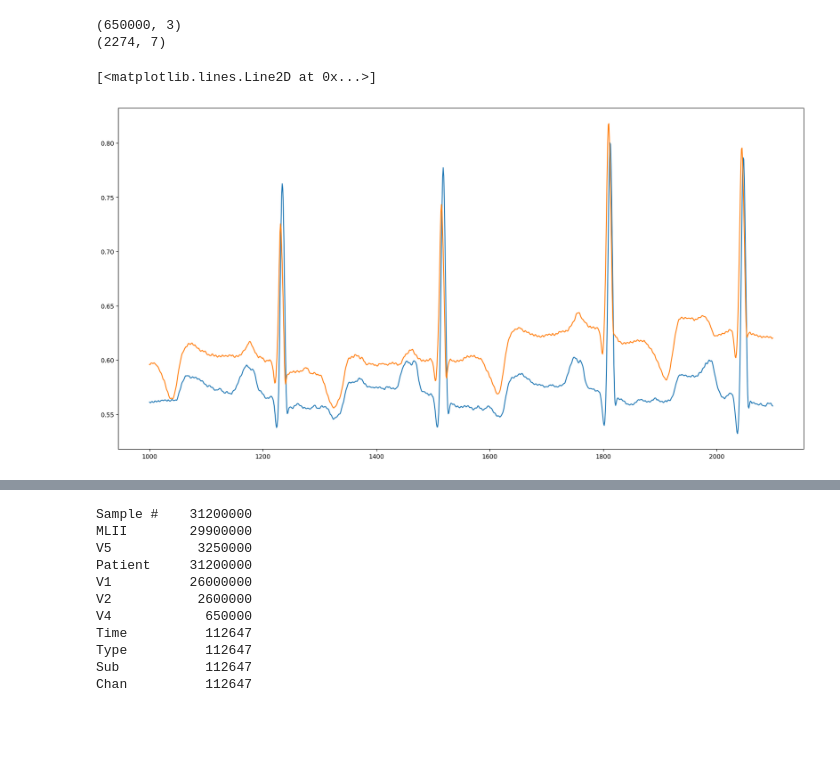
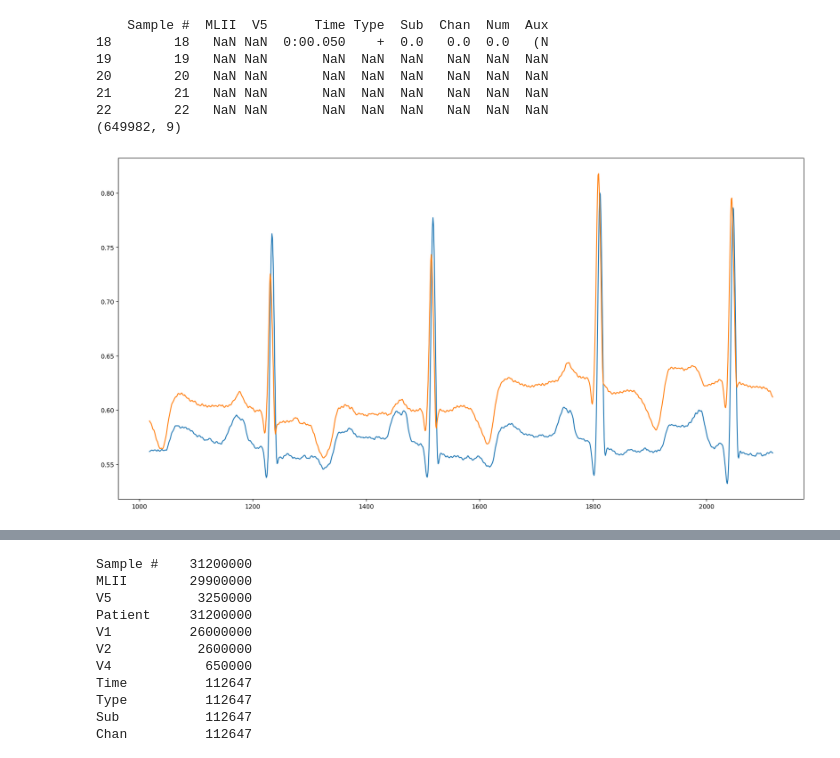
Before and after one commit to andrelopes2001/Intelligent_Systems, a Jupyter notebook: Project/Untitled-1.ipynb, the cells around one changed output, grey strips where cells are left out. Cells and saved outputs as stored; diff of their text form; code cells hidden in the pictures; blank space fills up the shorter version.

Commit message:
truncate ecg data based on annotations

```diff
--- a/Project/Untitled-1.ipynb
+++ b/Project/Untitled-1.ipynb
@@ -11,42 +11,52 @@ import os
 # Reading ecg data
 df_ecg = pd.read_csv('data/100.csv', quotechar="'")
 df_ecg.rename(columns={'sample #':'Sample #'}, inplace=True)
-print(df_ecg.shape)
 
 # Reading annotations
 df_annotations = pd.read_csv('data/100annotations.txt', sep='\s+')
 df_annotations['Aux'] = df_annotations['Num']
 df_annotations['Num'] = df_annotations['Chan']
 df_annotations['Chan'] = df_annotations['Sub']
 df_annotations['Sub'] = df_annotations['Type']
 df_annotations['Type'] = df_annotations['#']
 df_annotations.rename(columns={'Sample':'Sample #'}, inplace=True)
 df_annotations.drop('#', axis=1, inplace=True)
-print(df_annotations.shape)
 
 # Merging ecg and annotations
 df = pd.merge(df_ecg, df_annotations, on='Sample #', how='outer')
+
+# Find the first row where AUX is not NaN
+index_first_non_nan = df["Aux"].first_valid_index()
+if index_first_non_nan is not None:
+    df = df.loc[index_first_non_nan:]
 
 # Scaling MLII and V5
 scaler = MinMaxScaler()
 MLII = df['MLII'].to_numpy()
 V5 = df['V5'].to_numpy()
 df['MLII'] = scaler.fit_transform(MLII.reshape(-1, 1))
 df['V5'] = scaler.fit_transform(V5.reshape(-1, 1))
 
 # Filtering MLII and V5 with moving average
 df['MLII'] = df['MLII'].rolling(window=8).mean()
 df['V5'] = df['V5'].rolling(window=8).mean()
 
 # Plotting MLII and V5
 plt.figure(figsize=(20, 10))
 plt.plot(df['Sample #'][1000:2100], df['MLII'][1000:2100])
 plt.plot(df['Sample #'][1000:2100], df['V5'][1000:2100])
+
+print(df.head())
+print(df.shape)
 # %% [output]
-(650000, 3)
-(2274, 7)
+    Sample #  MLII  V5      Time Type  Sub  Chan  Num  Aux
+18        18   NaN NaN  0:00.050    +  0.0   0.0  0.0   (N
+19        19   NaN NaN       NaN  NaN  NaN   NaN  NaN  NaN
+20        20   NaN NaN       NaN  NaN  NaN   NaN  NaN  NaN
+21        21   NaN NaN       NaN  NaN  NaN   NaN  NaN  NaN
+22        22   NaN NaN       NaN  NaN  NaN   NaN  NaN  NaN
+(649982, 9)
-[<matplotlib.lines.Line2D at 0x...>]
-[figure, old version]
+[figure, new version]
 # %%
 # Getting all filenames in data folder
 folder_name = 'data'
```
Also changed, not shown: parts of 4 cells of this notebook.
